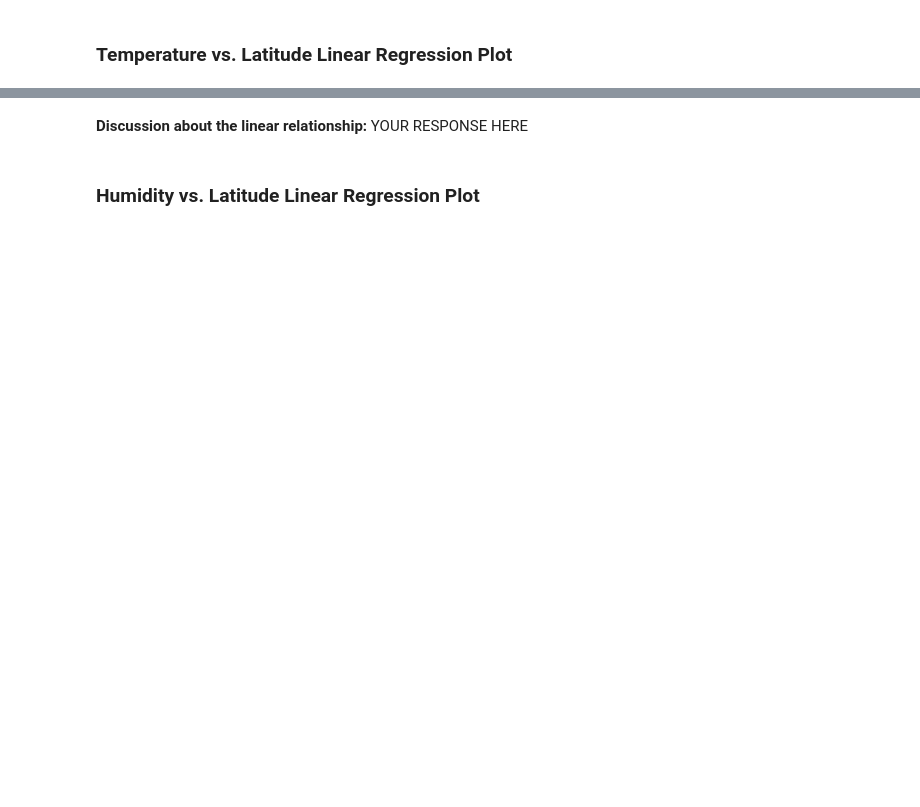
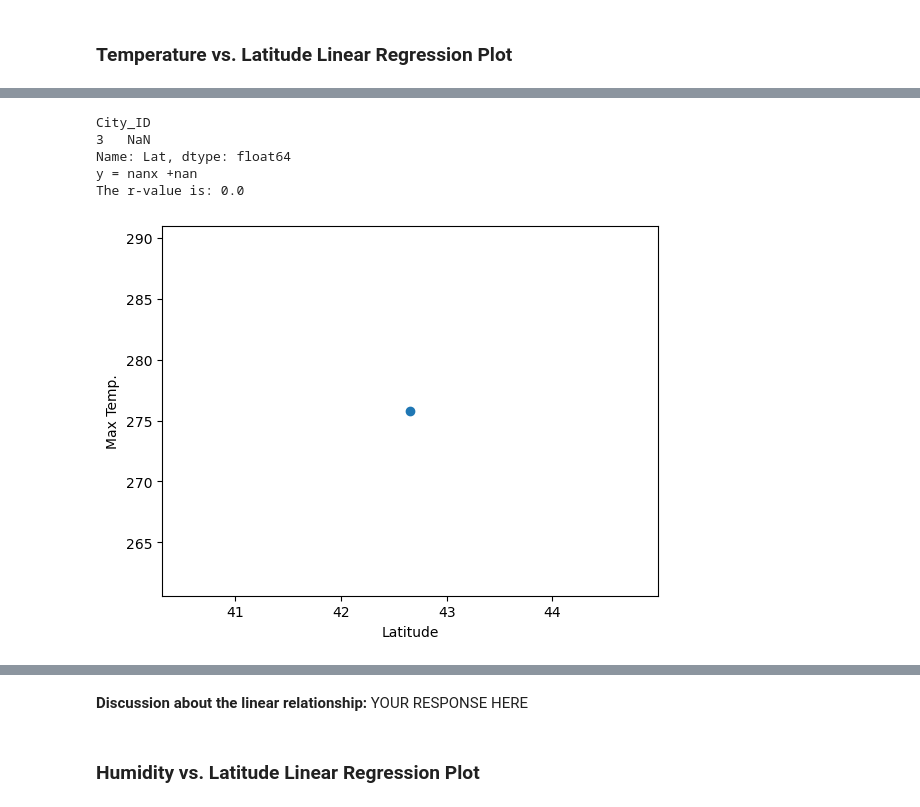
Before and after one commit to levite-neil/python-api-challenge, a Jupyter notebook: WeatherPy/WeatherPy.ipynb, the cells around one changed output, grey strips where cells are left out. Drawn from its saved outputs; the diff is of its cells as text; code cells hidden in the pictures; blank space fills up the shorter version.

```diff
--- a/WeatherPy/WeatherPy.ipynb
+++ b/WeatherPy/WeatherPy.ipynb
@@ -364,0 +382,27 @@ The r-value is: 0.4121057168607245
+# %%
+# Linear regression on Northern Hemisphere
+l_x_values = northern_hemi_df["Lat"]
+l_y_values = northern_hemi_df["Max Temp"]
+(regress_values, rvalue, line_eq) = lin_regress(l_x_values, l_y_values)
+
+
+plt.scatter(l_x_values,l_y_values)
+plt.plot(l_x_values,regress_values,"r-")
+
+# Label plot and annotate the line equation
+plt.xlabel("Latitude")
+plt.ylabel("Max Temp.")
+plt.annotate(line_eq,(20,15),fontsize=15,color="red")
+
+#Print r values
+print(f"The r-value is: {rvalue**2}")
+
+# Show plot
+plt.show()
+# %% [output]
+City_ID
+3   NaN
+Name: Lat, dtype: float64
+y = nanx +nan
+The r-value is: 0.0
+[figure, added]
```
Also changed, not shown: parts of 9 cells of this notebook.
